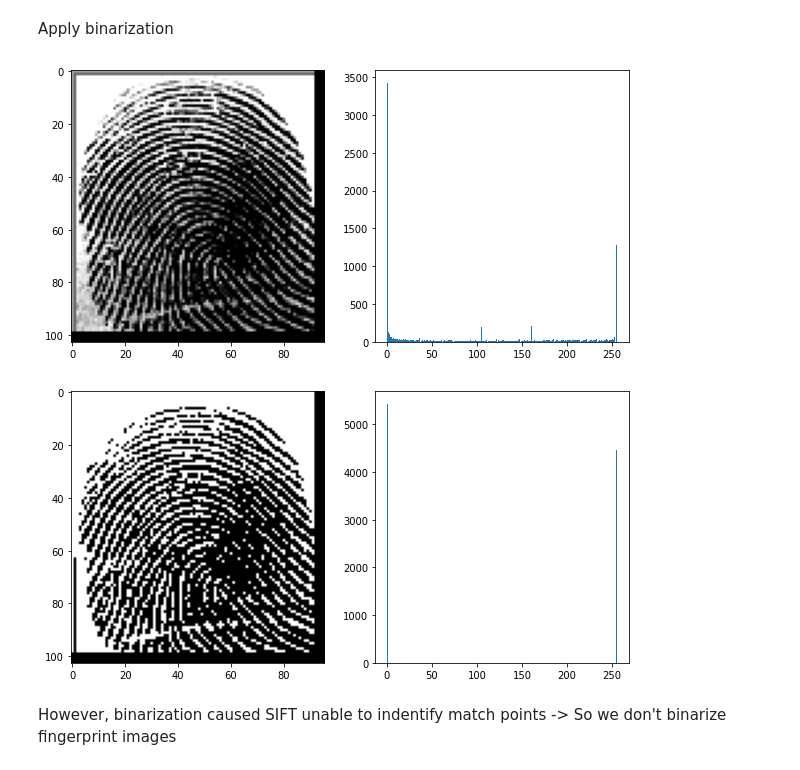
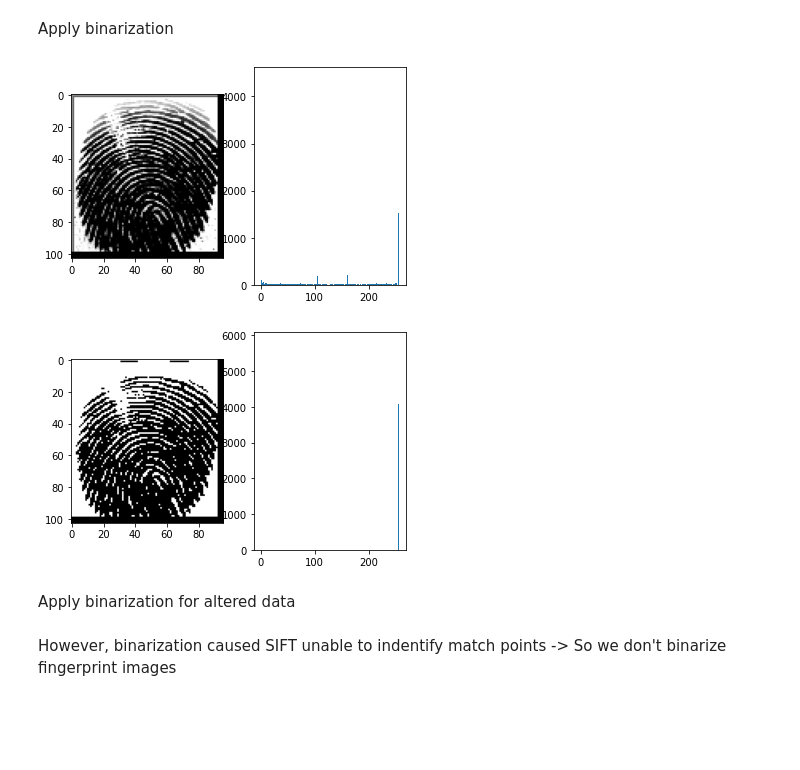
Before and after one commit to ndmch3w/FingerprintBiometric, a Jupyter notebook: biometric.ipynb, the cells around one changed output. Cells and saved outputs as stored; diff of their text form; code cells hidden in the pictures; blank space fills up the shorter version.

```diff
--- a/biometric.ipynb
+++ b/biometric.ipynb
@@ -118,6 +138,13 @@ Most of the images have fixed size (96, 103) -> Therefore we resize all images t
 # resizing all the data to 103X96
 for i,image in enumerate(data):
     data[i] = cv2.resize(image ,(96,103))
+
+for i,image in enumerate(easy_images):
+    easy_images[i] = cv2.resize(image ,(96,103))
+for i,image in enumerate(medium_images):
+    medium_images[i] = cv2.resize(image ,(96,103))
+for i,image in enumerate(hard_images):
+    hard_images[i] = cv2.resize(image ,(96,103))
 # %% [markdown]
 Histogram equalization
 # %%
@@ -162,3 +191,15 @@ plt.show()
+# %%
+for i in range(len(easy_images)):
+    new = clahe.apply(easy_images[i])
+    easy_images[i] = new
+
+for i in range(len(medium_images)):
+    new = clahe.apply(medium_images[i])
+    medium_images[i] = new
+
+for i in range(len(hard_images)):
+    new = clahe.apply(hard_images[i])
+    hard_images[i] = new
 # %% [markdown]
 Apply Median filtering to filter salt&pepper noises
 # %%
@@ -200,27 +241,28 @@ Images got too blurry after being filtered -> Don't filter images, a few noises
 # %% [markdown]
 Apply binarization
 # %%
-plt.figure(figsize=(10, 5))
+plt.figure()
 plt.subplot(121)
-plt.imshow(real_img_set[77], cmap='gray')
+plt.imshow(real_img_set[377], cmap='gray')
 plt.subplot(122)
-plt.hist(real_img_set[77].ravel(), 256, [0, 256])
+plt.hist(real_img_set[377].ravel(), 256, [0, 256])
 plt.show()
 
 otsu_multiplier = 0.5  # Modify this value as needed
 
-binarized_data = []
 # Apply Otsu's thresholding to all images in the 'data' set
 for i in range(len(data)):
-    _, binary_image = cv2.threshold(data[i], np.mean(data[i]), 255, cv2.THRESH_BINARY)
-    binarized_data.append(binary_image)
+    _, binary_image = cv2.threshold(data[i], , 255, cv2.THRESH_BINARY)
+    data[i] = binary_image
 
-plt.figure(figsize=(10, 5))
+plt.figure()
 plt.subplot(121)
-plt.imshow(binarized_data[77], cmap='gray')
+plt.imshow(data[377], cmap='gray')
 plt.subplot(122)
-plt.hist(binarized_data[77].ravel(), 256, [0, 256])
+plt.hist(data[377].ravel(), 256, [0, 256])
 plt.show()
 # %% [output]
-[figure, old version]
+[figure, new version]
-[figure, old version]
+[figure, new version]
+# %% [markdown]
+Apply binarization for altered data
```
Also changed, not shown: parts of 9 cells of this notebook.
